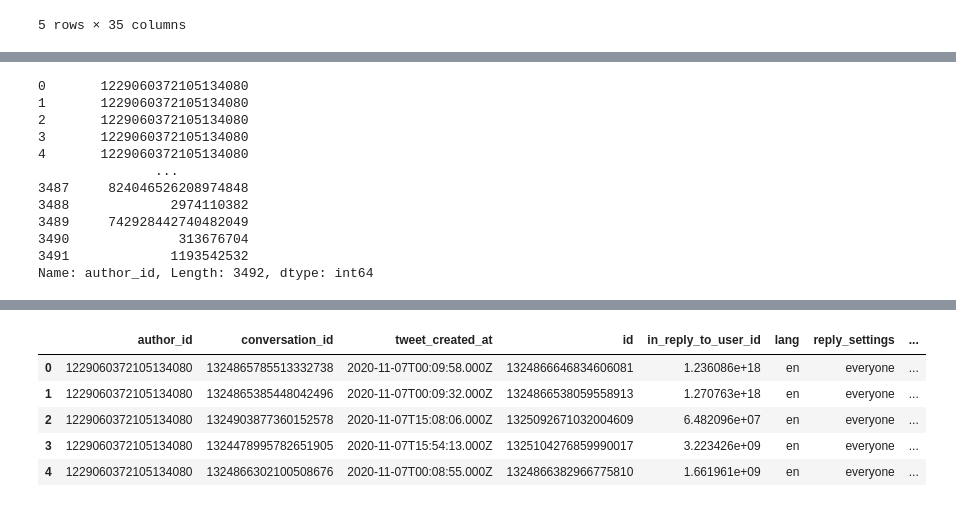
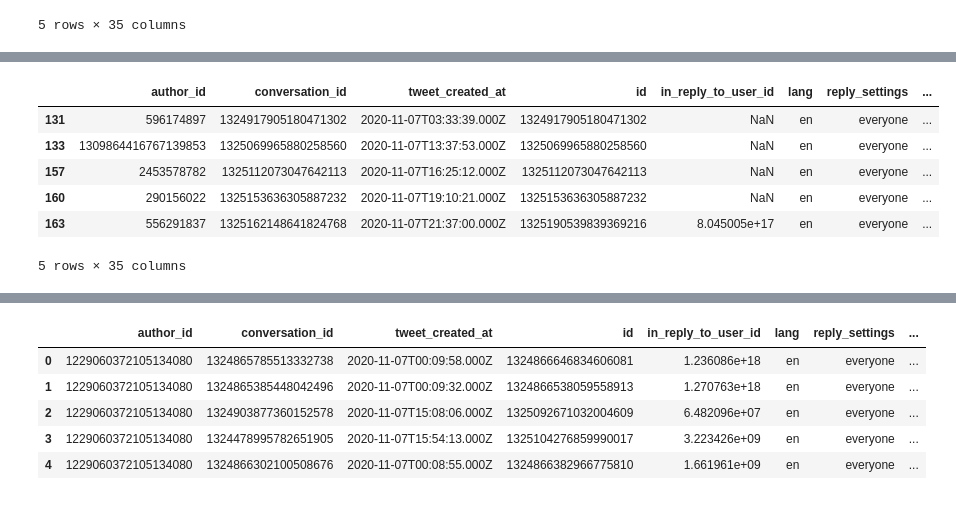
Before and after one commit to WDaugherty/Dominion_Voting_Analysis, a Jupyter notebook: network_creation_Random_Sample.ipynb, the cells around one changed output, grey strips where cells are left out. Cells and saved outputs as stored; diff of their text form; code cells hidden in the pictures.

Commit message:
Location and other modifications

```diff
--- a/network_creation_Random_Sample.ipynb
+++ b/network_creation_Random_Sample.ipynb
@@ -42,15 +27,12 @@ Name: retweeted, Length: 3492, dtype: float64
-# %%
-df['author_id']
-# %% [output]
-0       1229060372105134080
-1       1229060372105134080
-2       1229060372105134080
-3       1229060372105134080
-4       1229060372105134080
-               ...
-3487     824046526208974848
-3488             2974110382
-3489     742928442740482049
-3490              313676704
-3491             1193542532
-Name: author_id, Length: 3492, dtype: int64
+# %%
+df_loc = df[df.location.notnull()]
+
+df_loc.head()
+# %% [output]
+|  | author_id | conversation_id | tweet_created_at | id | in_reply_to_user_id | lang | reply_settings | ... |
+| 131 | 596174897 | 1324917905180471302 | 2020-11-07T03:33:39.000Z | 1324917905180471302 | NaN | en | everyone | ... |
+| 133 | 1309864416767139853 | 1325069965880258560 | 2020-11-07T13:37:53.000Z | 1325069965880258560 | NaN | en | everyone | ... |
+| 157 | 2453578782 | 1325112073047642113 | 2020-11-07T16:25:12.000Z | 1325112073047642113 | NaN | en | everyone | ... |
+| 160 | 290156022 | 1325153636305887232 | 2020-11-07T19:10:21.000Z | 1325153636305887232 | NaN | en | everyone | ... |
+| 163 | 556291837 | 1325162148641824768 | 2020-11-07T21:37:00.000Z | 1325190539839369216 | 8.045005e+17 | en | everyone | ... |
+5 rows × 35 columns
```
Also changed, not shown: parts of 3 cells of this notebook.
